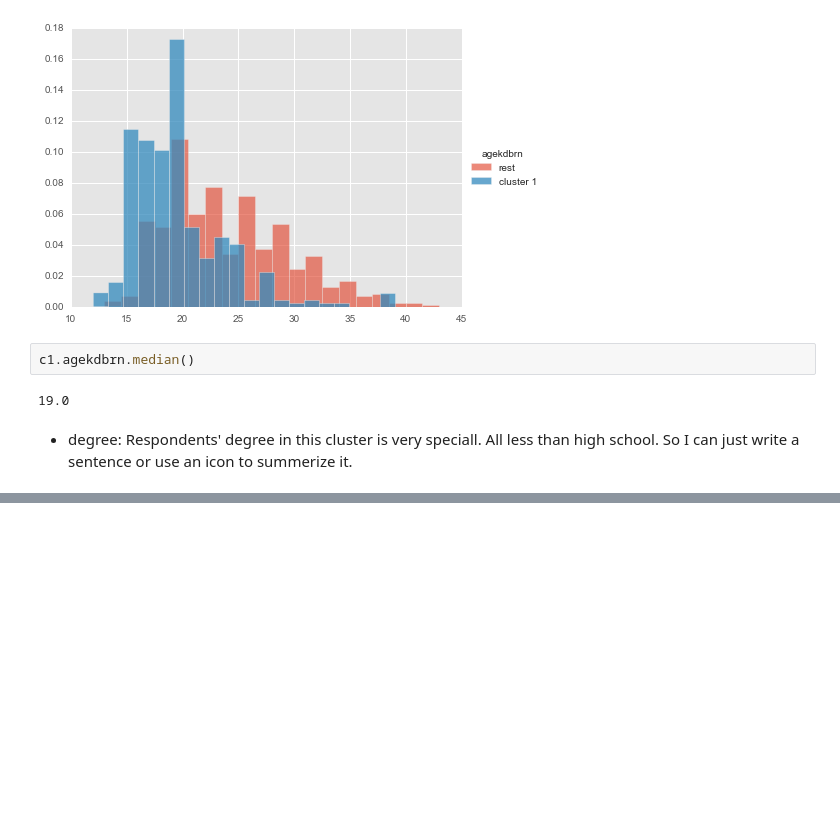
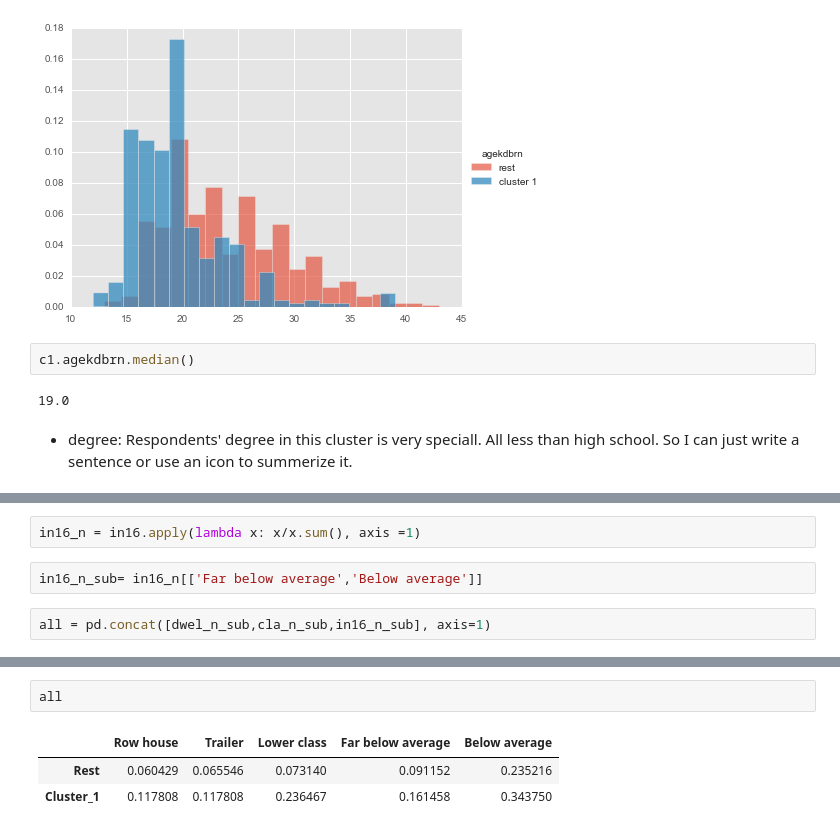
Before and after one commit to banjopickin/women_workforce, a Jupyter notebook: Untitled.ipynb, the cells around one changed output, grey strips where cells are left out. Saved outputs shown, nothing was run; the diff lists cells and outputs as text; blank space fills up the shorter version.

```diff
--- a/Untitled.ipynb
+++ b/Untitled.ipynb
@@ -54,0 +74,6 @@ c1.agekdbrn.median()
+# %%
+in16_n = in16.apply(lambda x: x/x.sum(), axis =1)
+# %%
+in16_n_sub= in16_n[['Far below average','Below average']]
+# %%
+all = pd.concat([dwel_n_sub,cla_n_sub,in16_n_sub], axis=1)
@@ -54,0 +125,6 @@ c1.agekdbrn.median()
+# %%
+all
+# %% [output]
+|  | Row house | Trailer | Lower class | Far below average | Below average |
+| Rest | 0.060429 | 0.065546 | 0.073140 | 0.091152 | 0.235216 |
+| Cluster_1 | 0.117808 | 0.117808 | 0.236467 | 0.161458 | 0.343750 |
```
Also changed, not shown: parts of 13 cells of this notebook.
